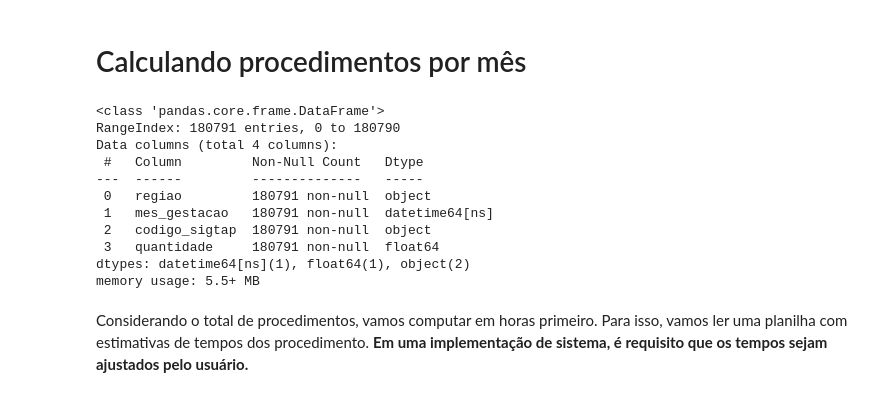
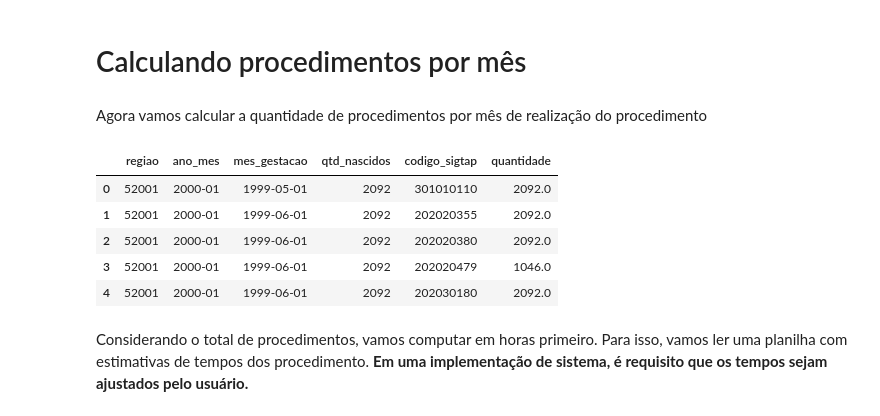
Before and after one commit to danielppagotto/dimensionamento, a Jupyter notebook: 05_Gestantes/03_profissionais/procedimentos.ipynb, the cells around one changed output. Drawn from its saved outputs; the diff is of its cells as text; code cells hidden in the pictures.

```diff
--- a/05_Gestantes/03_profissionais/procedimentos.ipynb
+++ b/05_Gestantes/03_profissionais/procedimentos.ipynb
@@ -98,3 +110,5 @@ df_full.head()
 # %% [markdown]
 # Calculando procedimentos por mês
+# %% [markdown]
+Agora vamos calcular a quantidade de procedimentos por mês de realização do procedimento
 # %%
@@ -103,20 +117,15 @@ procedimentos_mes = df_full.groupby(['regiao','mes_gestacao',
 # %%
 procedimentos_mes[["mes_gestacao"]] = procedimentos_mes[["mes_gestacao"]].apply(pd.to_datetime)
 procedimentos_mes['codigo_sigtap'] = procedimentos_mes['codigo_sigtap'].astype('str')
 
-procedimentos_mes.info()
+procedimentos_mes.head()
 # %% [output]
-<class 'pandas.core.frame.DataFrame'>
-RangeIndex: 180791 entries, 0 to 180790
-Data columns (total 4 columns):
- #   Column         Non-Null Count   Dtype
----  ------         --------------   -----
- 0   regiao         180791 non-null  object
- 1   mes_gestacao   180791 non-null  datetime64[ns]
- 2   codigo_sigtap  180791 non-null  object
- 3   quantidade     180791 non-null  float64
-dtypes: datetime64[ns](1), float64(1), object(2)
-memory usage: 5.5+ MB
+|  | regiao | ano_mes | mes_gestacao | qtd_nascidos | codigo_sigtap | quantidade |
+| 0 | 52001 | 2000-01 | 1999-05-01 | 2092 | 301010110 | 2092.0 |
+| 1 | 52001 | 2000-01 | 1999-06-01 | 2092 | 202020355 | 2092.0 |
+| 2 | 52001 | 2000-01 | 1999-06-01 | 2092 | 202020380 | 2092.0 |
+| 3 | 52001 | 2000-01 | 1999-06-01 | 2092 | 202020479 | 1046.0 |
+| 4 | 52001 | 2000-01 | 1999-06-01 | 2092 | 202030180 | 2092.0 |
 # %% [markdown]
 Considerando o total de procedimentos, vamos computar em horas primeiro. Para isso, vamos ler uma planilha com estimativas de tempos dos procedimento. **Em uma implementação de sistema, é requisito que os tempos sejam ajustados pelo usuário.**
 # %%
```
Also changed, not shown: parts of 12 cells of this notebook, 5 other files.
